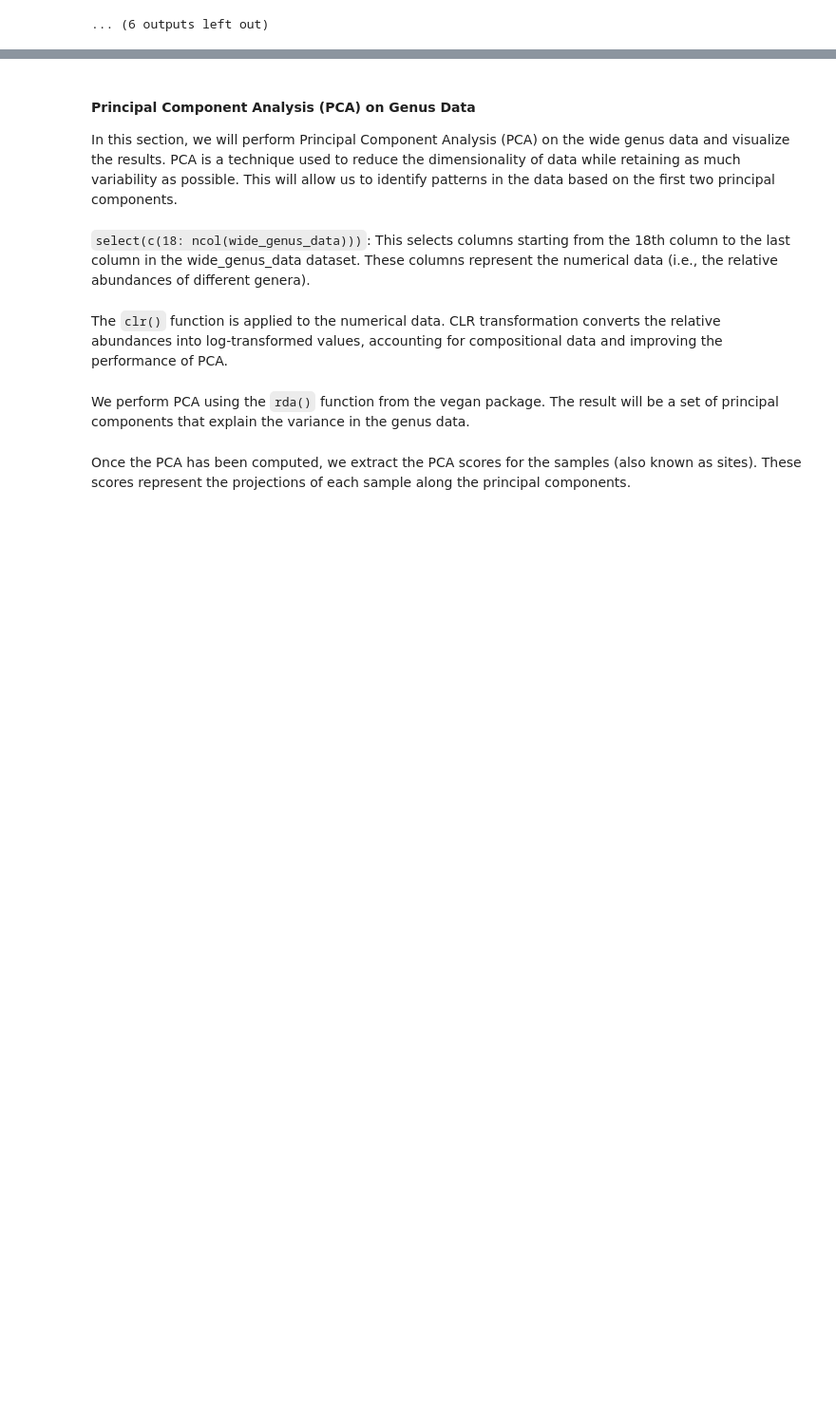
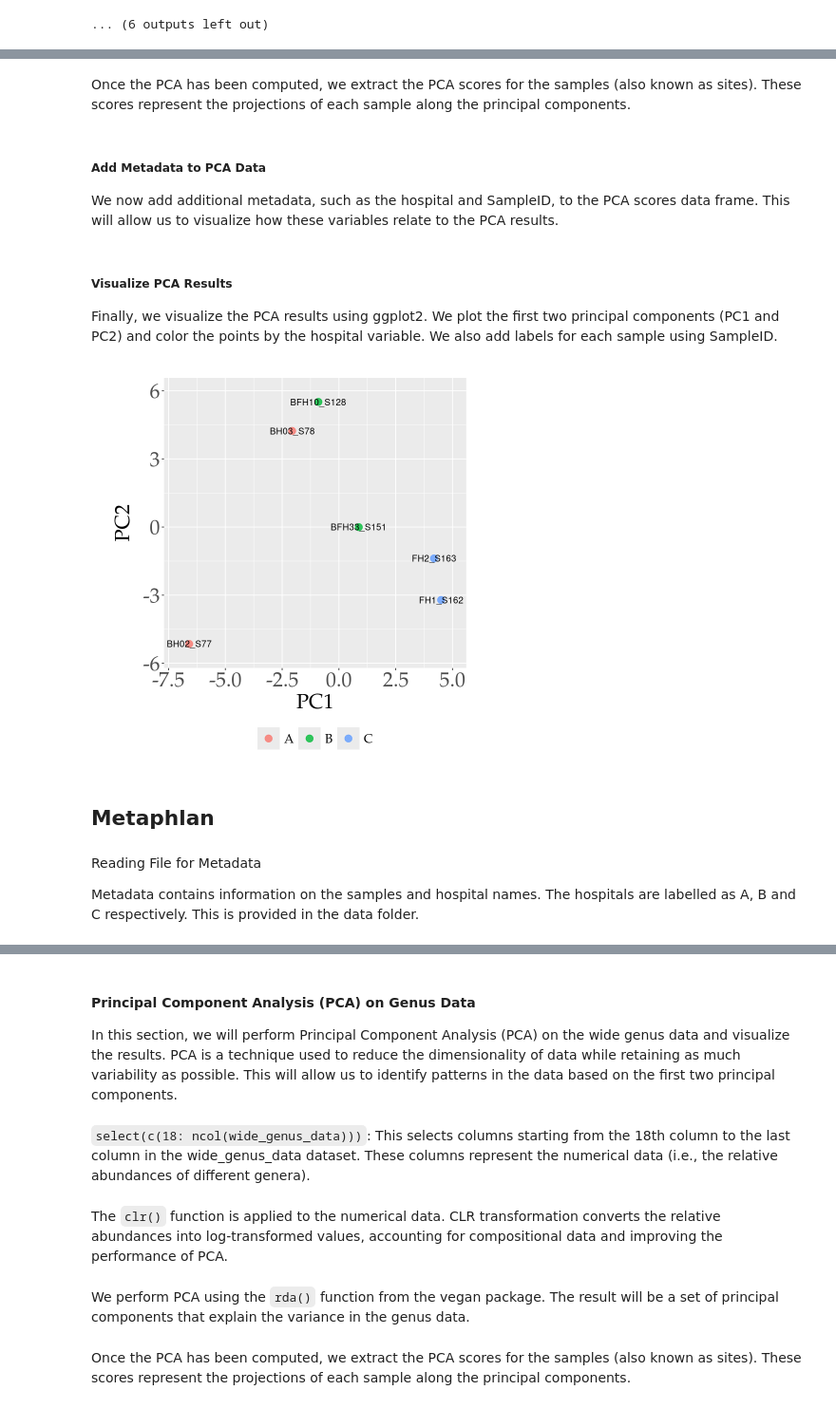
Before and after one commit to bioinfodlsu/metagenomics-workshop, a Jupyter notebook: notebooks/statistical.ipynb, the cells around one changed output, grey strips where cells are left out. Shown at 95% size. Drawn from its saved outputs; the diff is of its cells as text; code cells hidden in the pictures; blank space fills up the shorter version.

```diff
--- a/notebooks/statistical.ipynb
+++ b/notebooks/statistical.ipynb
@@ -179,0 +189,2 @@ A tibble: 6 x 29
+# %%
+numerical <- clr(numerical)
@@ -179,0 +193,47 @@ A tibble: 6 x 29
+# %%
+pca_result <- rda(numerical)
+# %% [markdown]
+Once the PCA has been computed, we extract the PCA scores for the samples (also known as sites). These scores represent the projections of each sample along the principal components.
+# %%
+# Extract PCA scores for the samples (sites)
+pca_scores <- scores(pca_result, display = "sites")
+pca_data <- as.data.frame(pca_scores)
+# %% [markdown]
+##### Add Metadata to PCA Data
+We now add additional metadata, such as the hospital and SampleID, to the PCA scores data frame. This will allow us to visualize how these variables relate to the PCA results.
+# %%
+pca_data$hospital <- wide_genus_data$hospital
+pca_data$SampleID <- wide_genus_data$SampleID
+# %% [markdown]
+##### Visualize PCA Results
+
+Finally, we visualize the PCA results using ggplot2. We plot the first two principal components (PC1 and PC2) and color the points by the hospital variable. We also add labels for each sample using SampleID.
+# %%
+p <- ggplot(pca_data, aes(x = PC1, y = PC2, label = SampleID, group = hospital)) +
+  geom_point(aes(color = hospital), size = 4, alpha = 0.8) +
+  geom_text(size = 4) +
+  coord_fixed(ratio = 1) +  # Ensures equal scaling for x and y axes
+  theme(text = element_text(family = "Palatino"),
+        legend.title = element_blank(),
+        legend.text = element_text(size = 16),
+        legend.key.size = unit(1, 'cm'),
+        legend.position = "bottom",
+        legend.background = element_rect(color = "#ffffff"),
+        legend.direction = "horizontal",
+        axis.text.x = element_text(size = 26, angle = 0, hjust = 0.5),
+        axis.text.y = element_text(size = 26),
+        axis.title.x = element_text(size = 26),
+        axis.title.y = element_text(size = 26),
+        plot.margin = unit(c(0.5, 0.5, 0.5, 0.5), "cm")) +
+  scale_x_continuous(expand = expansion(mult = c(0.1, 0.1))) +  # Adds 10% padding
+  scale_y_continuous(expand = expansion(mult = c(0.1, 0.1)))    # Adds 10% padding
+
+print(p)
+# %% [output]
+[figure, added]
+# %% [markdown]
+## Metaphlan
+# %% [markdown]
+Reading File for Metadata
+
+Metadata contains information on the samples and hospital names. The hospitals are labelled as A, B and C respectively. This is provided in the data folder.
```
Also changed, not shown: parts of 15 cells of this notebook.
